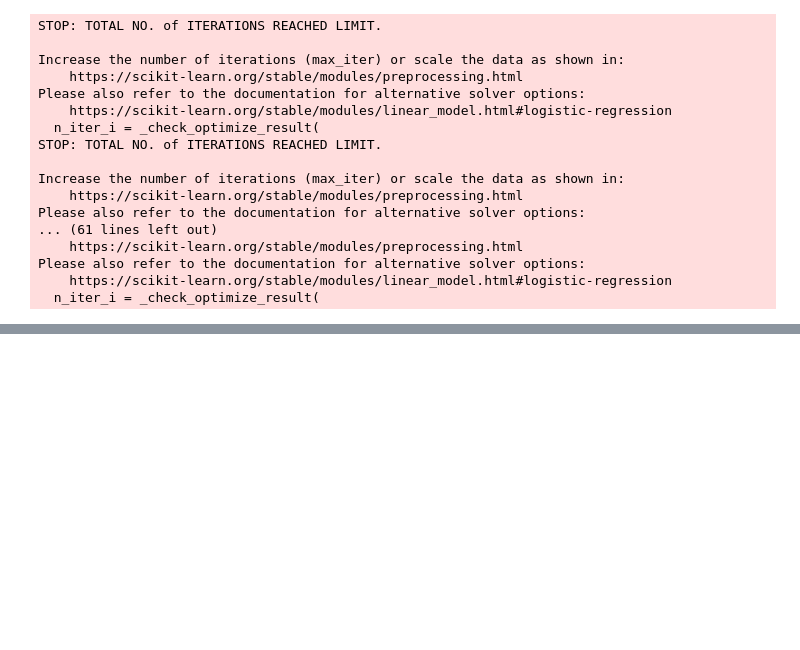
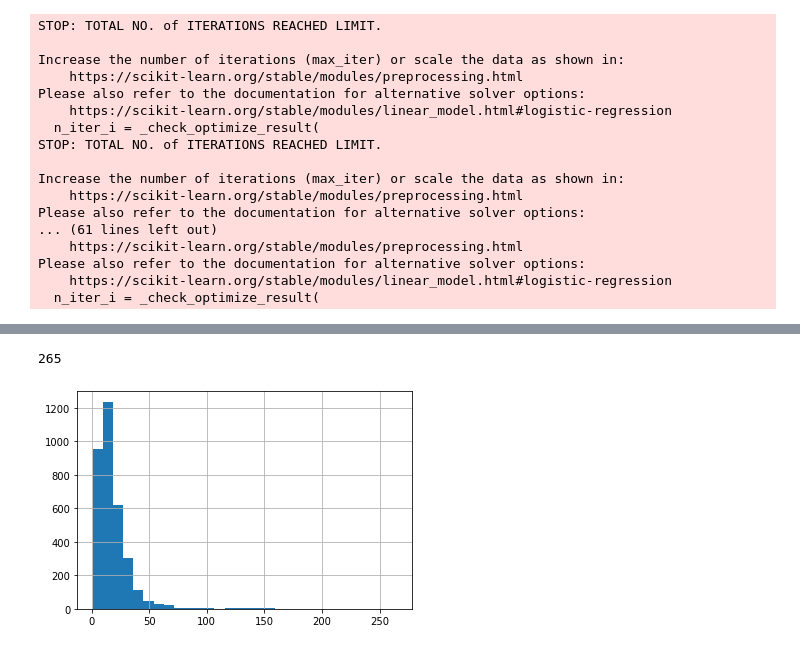
Before and after one commit to Stergios-Konstantinidis/DMML2022_Nestle, a Jupyter notebook: DMML2022_Nestle.ipynb, the cells around one changed output, grey strips where cells are left out. Drawn from its saved outputs; the diff is of its cells as text; code cells hidden in the pictures; blank space fills up the shorter version.

```diff
--- a/DMML2022_Nestle.ipynb
+++ b/DMML2022_Nestle.ipynb
@@ -683,12 +683,12 @@ dtype: int64
 #### NEW TEST
 
 #Encode Data
-df['oe_difficulty'] = ['0' if x == 'A1'
-                   else '1' if x =='A2'
-                   else '1' if x== 'B1'
-                   else '3' if x == 'B2'
-                   else '4' if x == 'C1'
-                   else '5'
+df['oe_difficulty'] = [0 if x == 'A1'
+                   else 2 if x =='A2'
+                   else 1 if x== 'B1'
+                   else 3 if x == 'B2'
+                   else 4 if x == 'C1'
+                   else 5
                    for x in df.difficulty]
 df.drop(labels='difficulty', axis=1)
 
@@ -819,0 +849,22 @@ LR_accur_test
+# %%
+#lenghts of messages
+df['oe_difficulty'] = [0 if x == 'A1'
+                   else 2 if x =='A2'
+                   else 1 if x== 'B1'
+                   else 3 if x == 'B2'
+                   else 4 if x == 'C1'
+                   else 5
+                   for x in df.difficulty]
+df.drop(labels='difficulty', axis=1)
+
+train_text, temp_text, train_labels, temp_labels = train_test_split(df['sentence'], df['oe_difficulty'],
+                                                                    random_state=2018,
+                                                                    test_size=0.3,
+                                                                    stratify=df['oe_difficulty'])
+
+val_text, test_text, val_labels, test_labels = train_test_split(temp_text, temp_labels,
+                                                                random_state=2018,
+                                                                test_size=0.5,
+                                                                stratify=temp_labels)
+
+df['oe_difficulty'].value_counts(normalize = True)
@@ -819,0 +879,11 @@ LR_accur_test
+# %%
+# get length of all the messages in the train set
+seq_len = [len(i.split()) for i in train_text]
+
+pd.Series(seq_len).hist(bins = 30)
+
+#The longest sequence message is 265
+max(seq_len)
+# %% [output]
+265
+[figure, added]
```
Also changed, not shown: parts of 16 cells of this notebook.
